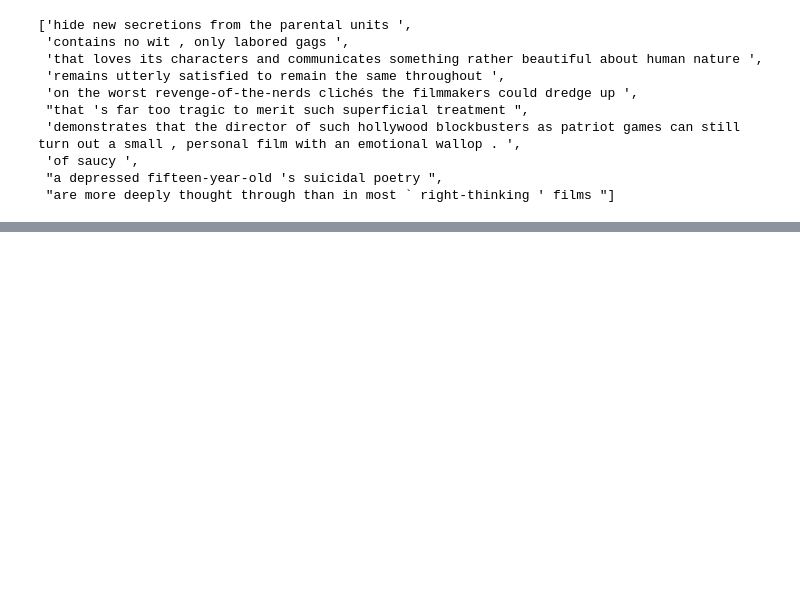
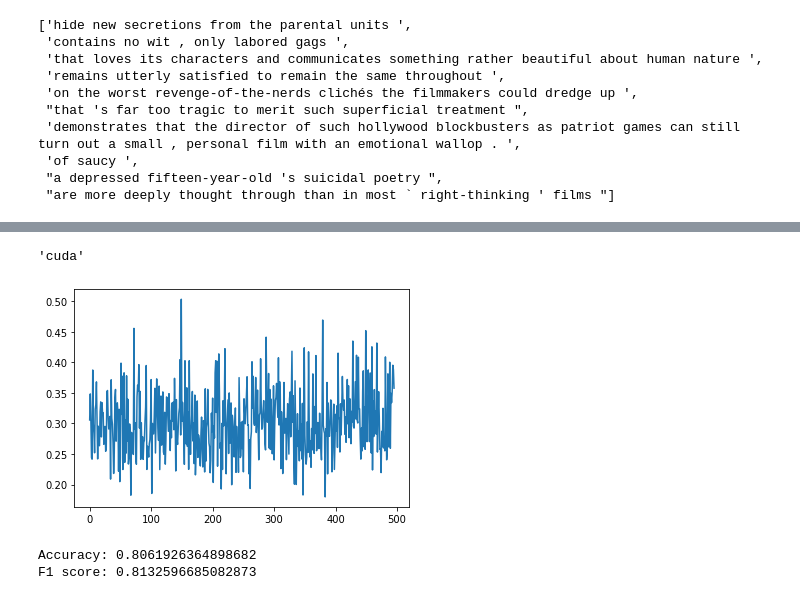
Before and after one commit to rrevoid/nlp-testing, a Jupyter notebook: tasks/sst2.ipynb, the cells around one changed output, grey strips where cells are left out. Drawn from its saved outputs; the diff is of its cells as text; code cells hidden in the pictures; blank space fills up the shorter version.

```diff
--- a/tasks/sst2.ipynb
+++ b/tasks/sst2.ipynb
@@ -117,4 +47,0 @@ test_dataset = test_dataset.add_column('embedding', embeddings)
-# %%
-from datasets.dataset_dict import DatasetDict
-
-dataset = DatasetDict({'train': train_dataset, 'validation': val_dataset, 'test': test_dataset})
@@ -128,4 +47,0 @@ Mounted at /content/drive
-# %%
-from datasets import load_from_disk
-
-dataset = load_from_disk('/content/drive/MyDrive/sst2')
@@ -366,0 +67,24 @@ F1 score: 0.892485549132948
+# %%
+for t in ['train', 'validation', 'test']:
+    t_dataset = dataset[t]
+
+    embeddings = []
+
+    for data in t_dataset:
+        sent, label = data['sentence'], data['label']
+
+        sent = preproc_nltk(sent)
+
+        emb = embeddings_pretrained.get_sentence_vector(sent)
+
+        embeddings.append(emb)
+
+    dataset[t] = dataset[t].add_column('embedding', embeddings)
+# %%
+import torch
+from torch import nn, optim
+
+device = "cuda" if torch.cuda.is_available() else "cpu"
+device
+# %% [output]
+'cuda'
@@ -366,0 +116,5 @@ F1 score: 0.892485549132948
+# %%
+from torch.utils.data import DataLoader
+
+train_loader = DataLoader(dataset['train'], batch_size=128, shuffle=False)
+val_loader = DataLoader(dataset['validation'], batch_size=128, shuffle=False)
@@ -366,0 +123,14 @@ F1 score: 0.892485549132948
+# %%
+criterion = nn.CrossEntropyLoss()
+optimizer = optim.Adam(model.parameters(), lr=1e-2)
+scheduler = optim.lr_scheduler.StepLR(optimizer, gamma=0.2, step_size=200)
+
+train_fc(model, optimizer, criterion, scheduler, train_loader,
+            num_epochs=3)
+# %% [output]
+[figure, added]
+# %%
+evaluate_fc(model, val_loader)
+# %% [output]
+Accuracy: 0.8061926364898682
+F1 score: 0.8132596685082873
```
Also changed, not shown: parts of 60 cells of this notebook, 3 other files.
